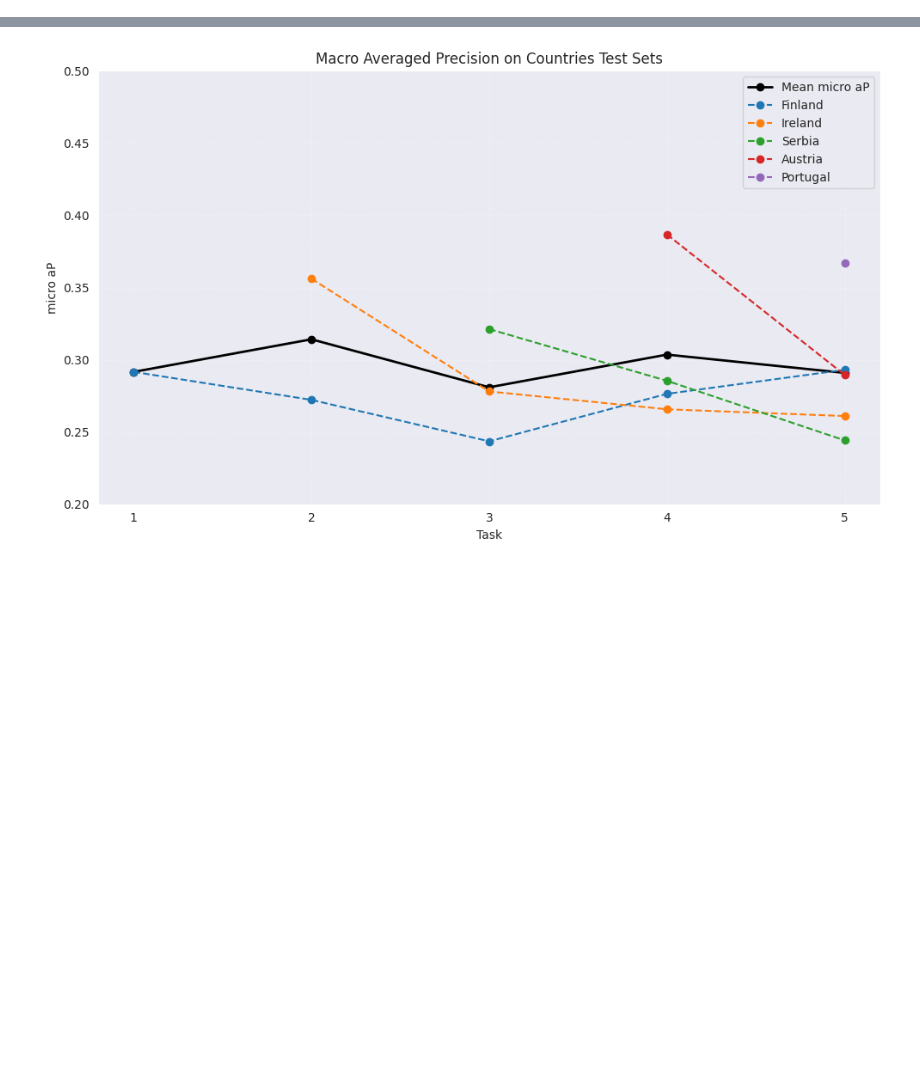
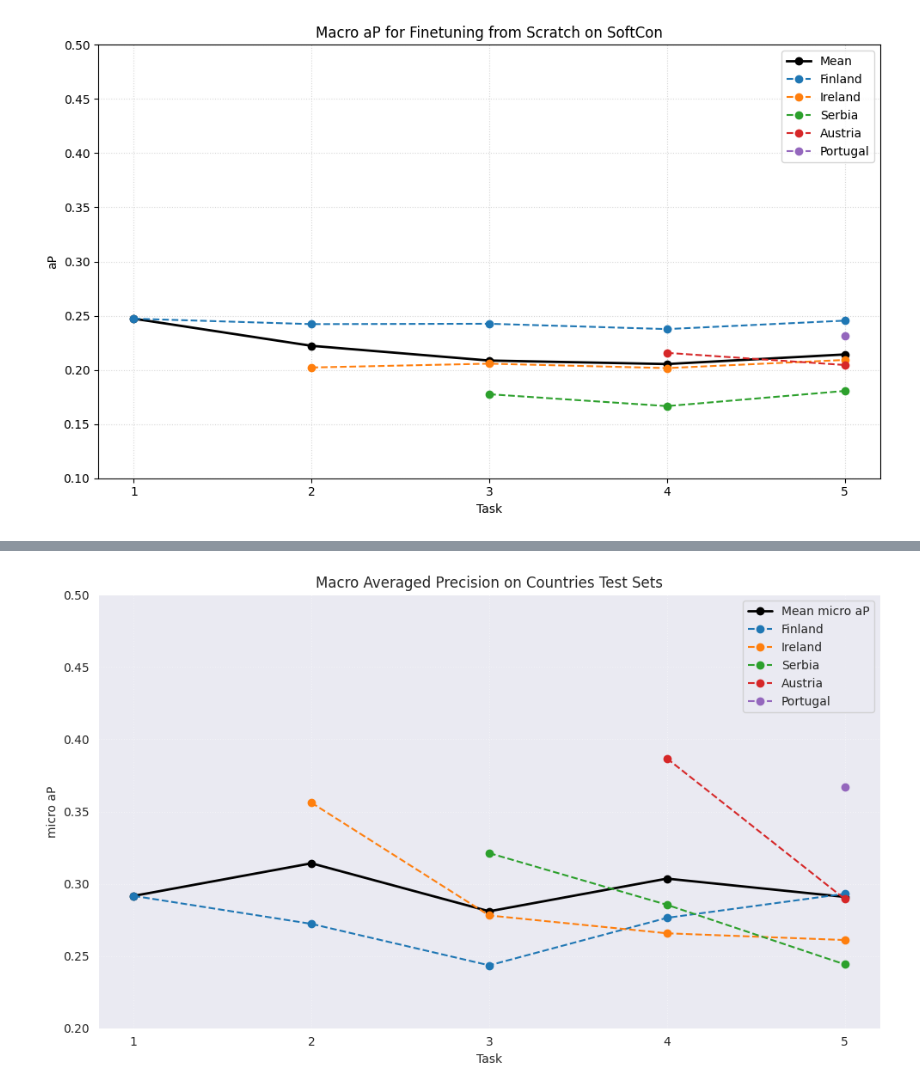
Before and after one commit to arnemaass/cl-lora, a Jupyter notebook: plots.ipynb, the cells around one changed output, grey strips where cells are left out. Drawn from its saved outputs; the diff is of its cells as text; code cells hidden in the pictures; blank space fills up the shorter version.

Commit message:
new plots

```diff
--- a/plots.ipynb
+++ b/plots.ipynb
@@ -8,3 +1,12 @@ path_no_replay_big_ss="/home/anton/src/cl-lora/baseline/log/pytorch_job_20250530
+# %%
+# paths
+path_no_replay_old= "/home/anton/src/cl-lora/baseline/log/pytorch_job_20250527_012007.log"
+path_replay_old = "/home/anton/src/cl-lora/baseline/log/pytorch_job_20250527_140004.log"
+path_no_replay_lora_check ="/home/anton/src/cl-lora/baseline/log/pytorch_job_20250527_192454.log"
+path_no_replay_med_ss="/home/anton/src/cl-lora/baseline/log/pytorch_job_20250528_140456.log"
+path_no_replay_big_ss="/home/anton/src/cl-lora/baseline/log/pytorch_job_20250530_111010.log"
+path_softcon_no_replay="/home/anton/src/cl-lora/baseline/softcon_continual_ft.log"
+path_softcon_replay = "/home/anton/src/cl-lora/baseline/softcon_ft_from_scratch.log"
 # %%
 import ast
 
@@ -139,7 +189,7 @@ def plot_accuracies_from_first(
         marker='o',
         linewidth=2,
         #label=f'Mean {metric}',
-        label=f'Mean micro aP',
+        label="Mean",#f'Mean micro aP',
         color='black'
     )
 
@@ -160,15 +210,15 @@ def plot_accuracies_from_first(
 
     # 4) Final styling
     plt.xlabel('Task')
-    #plt.ylabel(metric)
-    plt.ylabel("micro aP")
+    plt.ylabel("aP")
+    #plt.ylabel("micro aP")
     plt.title(title if title is not None else metric)
     plt.xticks(steps)
 
     if metric == 'accuracy':
         plt.ylim(70, 100)
     elif metric == 'macro_ap':
-        plt.ylim(0.2, 0.5)
+        plt.ylim(0.1, 0.5)
     elif metric == 'micro_ap':
         plt.ylim(0, 1)
 
@@ -257,3 +307,9 @@ def plot_train_times(results, figsize=(10, 6), save_path=None, dpi=300):
 a = 'accuracy'
 ma = 'macro_ap'
 mi = 'micro_ap'
+# %%
+# Softcon
+res = load_results_from_file(path_softcon_replay)
+plot_accuracies_from_first(res, ma,title="Macro aP for Finetuning from Scratch on SoftCon",save_path="/home/anton/src/cl-lora/img/macro_ap_ftfs_softcon.png")
+# %% [output]
+[figure, added]
```
Also changed, not shown: parts of 5 cells of this notebook.
